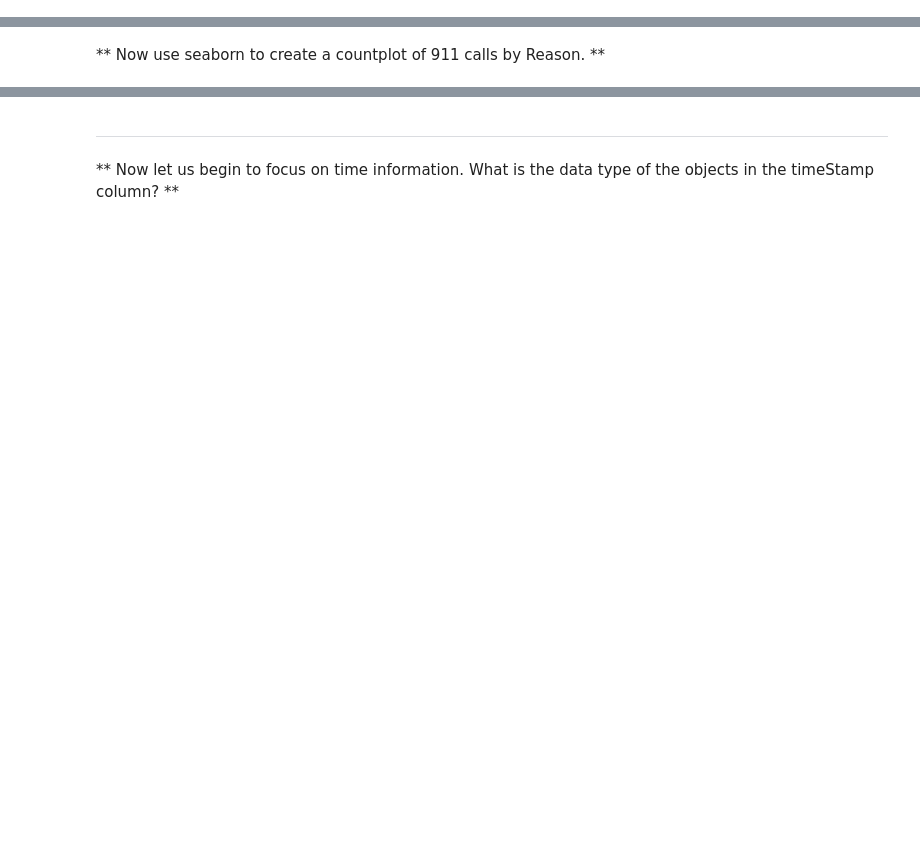
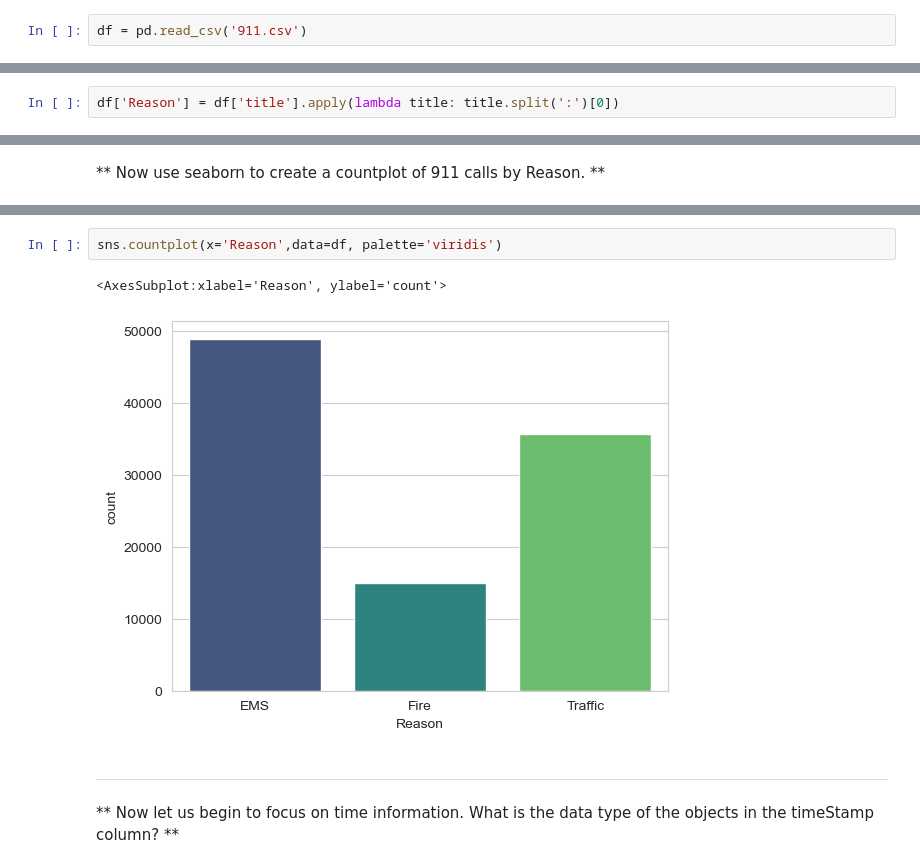
Before and after one commit to SiddheshDaphane/911-Call-Data-Analysis-Project, a Jupyter notebook: 01-911 Calls Data Capstone Project.ipynb, the cells around one changed output, grey strips where cells are left out. Saved outputs shown, nothing was run; the diff lists cells and outputs as text; blank space fills up the shorter version.

Commit message:
911 Calls Data Analysis

```diff
--- a/01-911 Calls Data Capstone Project.ipynb
+++ b/01-911 Calls Data Capstone Project.ipynb
@@ -31,5 +31,7 @@ sns.set_style('whitegrid')
 %matplotlib inline
 # %% [markdown]
 ** Read in the csv file as a dataframe called df **
+# %%
+df = pd.read_csv('911.csv')
 # %% [markdown]
 ** Check the info() of the df **
@@ -90,5 +101,7 @@ Name: twp, dtype: int64
 ** In the titles column there are "Reasons/Departments" specified before the title code. These are EMS, Fire, and Traffic. Use .apply() with a custom lambda expression to create a new column called "Reason" that contains this string value.**
 
 **For example, if the title column value is EMS: BACK PAINS/INJURY , the Reason column value would be EMS. **
+# %%
+df['Reason'] = df['title'].apply(lambda title: title.split(':')[0])
 # %% [markdown]
 ** What is the most common Reason for a 911 call based off of this new column? **
@@ -107,3 +117,8 @@ Name: Reason, dtype: int64
+# %%
+sns.countplot(x='Reason',data=df, palette='viridis')
+# %% [output]
+<AxesSubplot:xlabel='Reason', ylabel='count'>
+[figure, added]
 # %% [markdown]
 ___
 ** Now let us begin to focus on time information. What is the data type of the objects in the timeStamp column? **
```
Also changed, not shown: parts of 16 cells of this notebook.
